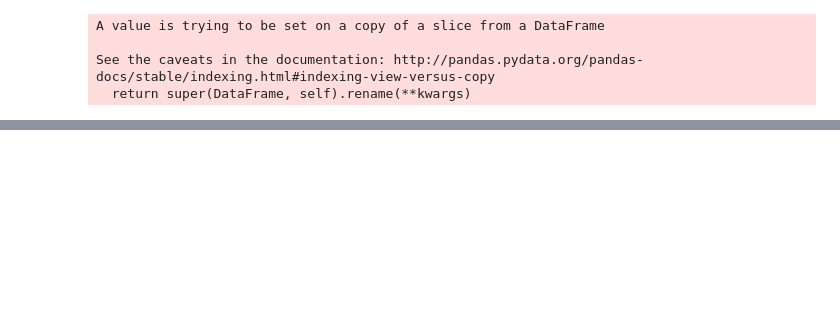
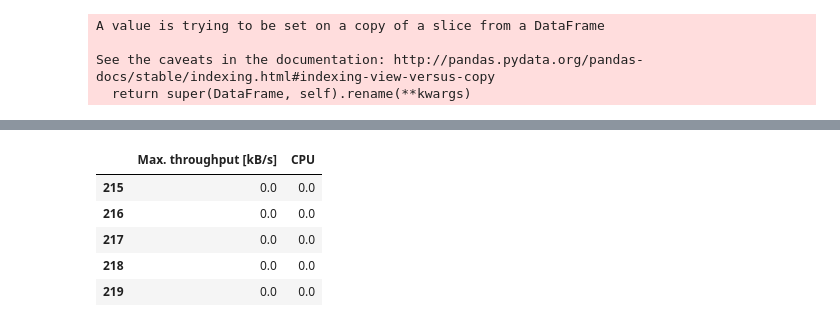
Before and after one commit to CN-UPB/ml-for-resource-allocation, a Jupyter notebook: vnf_web.ipynb, the cells around one changed output, grey strips where cells are left out. Saved outputs shown, nothing was run; the diff lists cells and outputs as text; code cells hidden in the pictures; blank space fills up the shorter version.

```diff
--- a/vnf_web.ipynb
+++ b/vnf_web.ipynb
@@ -91,3 +129,12 @@ web3_big = web3.loc[web3["size"] == "big"]
+# %%
+web1_small.tail()
+# %% [output]
+|  | Max. throughput [kB/s] | CPU |
+| 215 | 0.0 | 0.0 |
+| 216 | 0.0 | 0.0 |
+| 217 | 0.0 | 0.0 |
+| 218 | 0.0 | 0.0 |
+| 219 | 0.0 | 0.0 |
 # %%
 # plot cpu and Max. throughput [kB/s]
 sns.scatterplot(web1_small['Max. throughput [kB/s]'], web1_small['CPU'])
```
Also changed, not shown: parts of 12 cells of this notebook, 48 other files.
